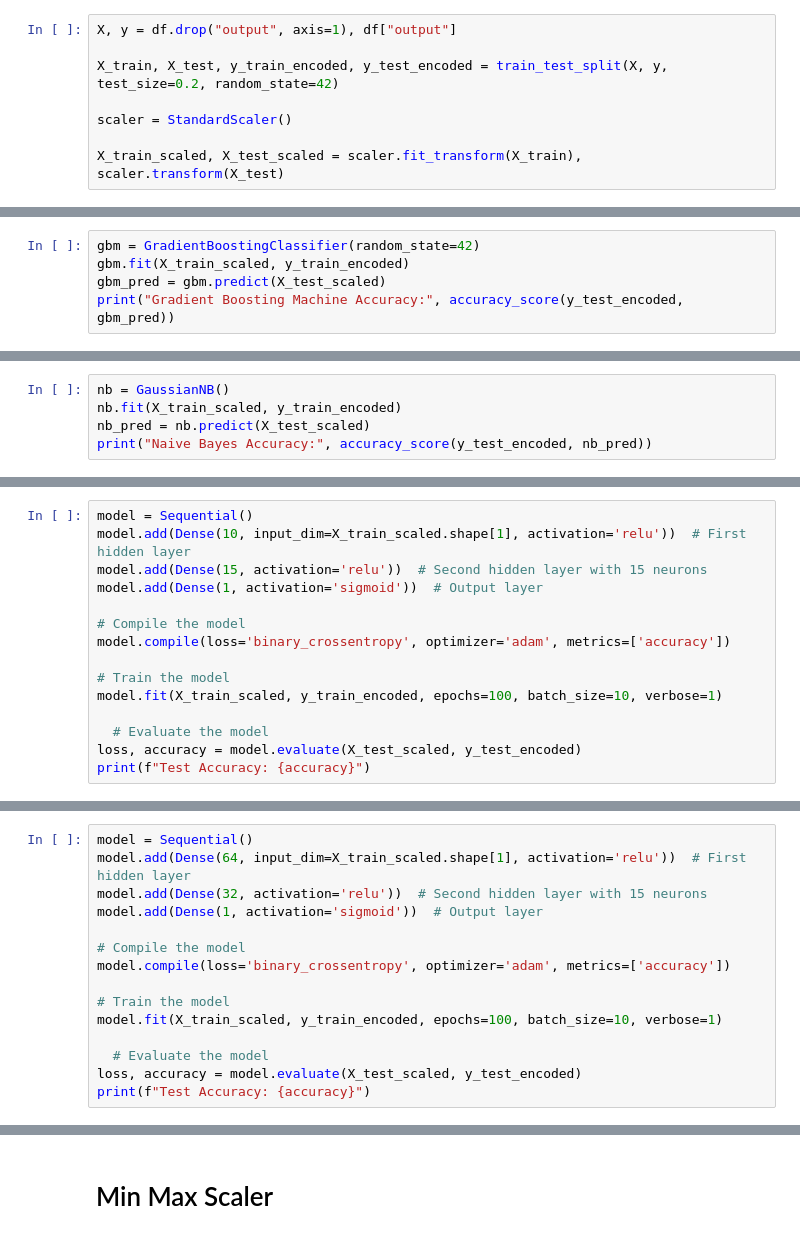
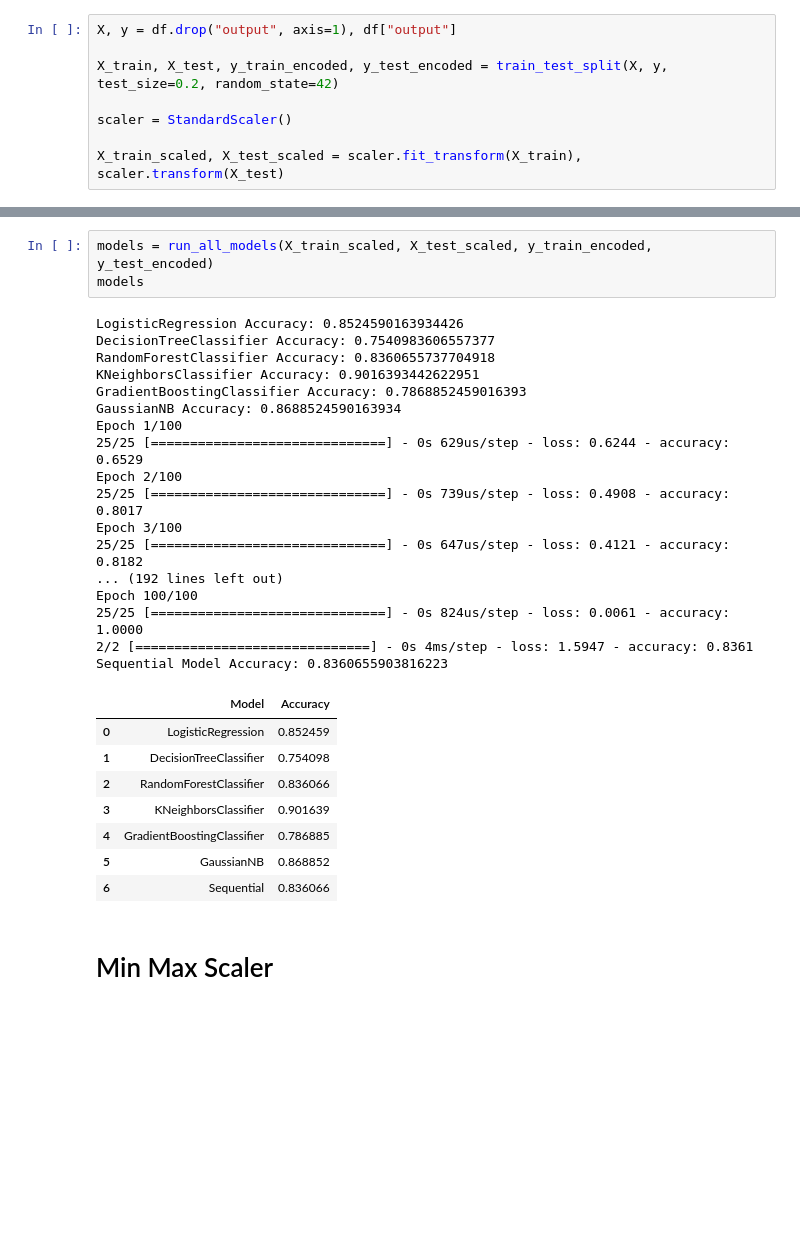
Before and after one commit to MaukanMir/Heart-Attack-Analysis, a Jupyter notebook: training.ipynb, the cells around one changed output, grey strips where cells are left out. Saved outputs shown, nothing was run; the diff lists cells and outputs as text; blank space fills up the shorter version.

Commit message:
Added new model functionality

```diff
--- a/training.ipynb
+++ b/training.ipynb
@@ -254,5 +174,0 @@ KNN Accuracy: 0.9016393442622951
-# %%
-gbm = GradientBoostingClassifier(random_state=42)
-gbm.fit(X_train_scaled, y_train_encoded)
-gbm_pred = gbm.predict(X_test_scaled)
-print("Gradient Boosting Machine Accuracy:", accuracy_score(y_test_encoded, gbm_pred))
@@ -261,5 +174,0 @@ Gradient Boosting Machine Accuracy: 0.7868852459016393
-# %%
-nb = GaussianNB()
-nb.fit(X_train_scaled, y_train_encoded)
-nb_pred = nb.predict(X_test_scaled)
-print("Naive Bayes Accuracy:", accuracy_score(y_test_encoded, nb_pred))
@@ -268,15 +174,0 @@ Naive Bayes Accuracy: 0.8688524590163934
-# %%
-model = Sequential()
-model.add(Dense(10, input_dim=X_train_scaled.shape[1], activation='relu'))  # First hidden layer
-model.add(Dense(15, activation='relu'))  # Second hidden layer with 15 neurons
-model.add(Dense(1, activation='sigmoid'))  # Output layer
-
-# Compile the model
-model.compile(loss='binary_crossentropy', optimizer='adam', metrics=['accuracy'])
-
-# Train the model
-model.fit(X_train_scaled, y_train_encoded, epochs=100, batch_size=10, verbose=1)
-
-  # Evaluate the model
-loss, accuracy = model.evaluate(X_test_scaled, y_test_encoded)
-print(f"Test Accuracy: {accuracy}")
@@ -301,15 +174,0 @@ Test Accuracy: 0.8196721076965332
-# %%
-model = Sequential()
-model.add(Dense(64, input_dim=X_train_scaled.shape[1], activation='relu'))  # First hidden layer
-model.add(Dense(32, activation='relu'))  # Second hidden layer with 15 neurons
-model.add(Dense(1, activation='sigmoid'))  # Output layer
-
-# Compile the model
-model.compile(loss='binary_crossentropy', optimizer='adam', metrics=['accuracy'])
-
-# Train the model
-model.fit(X_train_scaled, y_train_encoded, epochs=100, batch_size=10, verbose=1)
-
-  # Evaluate the model
-loss, accuracy = model.evaluate(X_test_scaled, y_test_encoded)
-print(f"Test Accuracy: {accuracy}")
@@ -334,3 +175,32 @@ Test Accuracy: 0.8360655903816223
+# %%
+models = run_all_models(X_train_scaled, X_test_scaled, y_train_encoded, y_test_encoded)
+models
+# %% [output]
+LogisticRegression Accuracy: 0.8524590163934426
+DecisionTreeClassifier Accuracy: 0.7540983606557377
+RandomForestClassifier Accuracy: 0.8360655737704918
+KNeighborsClassifier Accuracy: 0.9016393442622951
+GradientBoostingClassifier Accuracy: 0.7868852459016393
+GaussianNB Accuracy: 0.8688524590163934
+Epoch 1/100
+25/25 [==============================] - 0s 629us/step - loss: 0.6244 - accuracy: 0.6529
+Epoch 2/100
+25/25 [==============================] - 0s 739us/step - loss: 0.4908 - accuracy: 0.8017
+Epoch 3/100
+25/25 [==============================] - 0s 647us/step - loss: 0.4121 - accuracy: 0.8182
+... (192 lines left out)
+Epoch 100/100
+25/25 [==============================] - 0s 824us/step - loss: 0.0061 - accuracy: 1.0000
+2/2 [==============================] - 0s 4ms/step - loss: 1.5947 - accuracy: 0.8361
+Sequential Model Accuracy: 0.8360655903816223
+|  | Model | Accuracy |
+| 0 | LogisticRegression | 0.852459 |
+| 1 | DecisionTreeClassifier | 0.754098 |
+| 2 | RandomForestClassifier | 0.836066 |
+| 3 | KNeighborsClassifier | 0.901639 |
+| 4 | GradientBoostingClassifier | 0.786885 |
+| 5 | GaussianNB | 0.868852 |
+| 6 | Sequential | 0.836066 |
 # %% [markdown]
 # Min Max Scaler
 # %%
```
Also changed, not shown: parts of 22 cells of this notebook.
